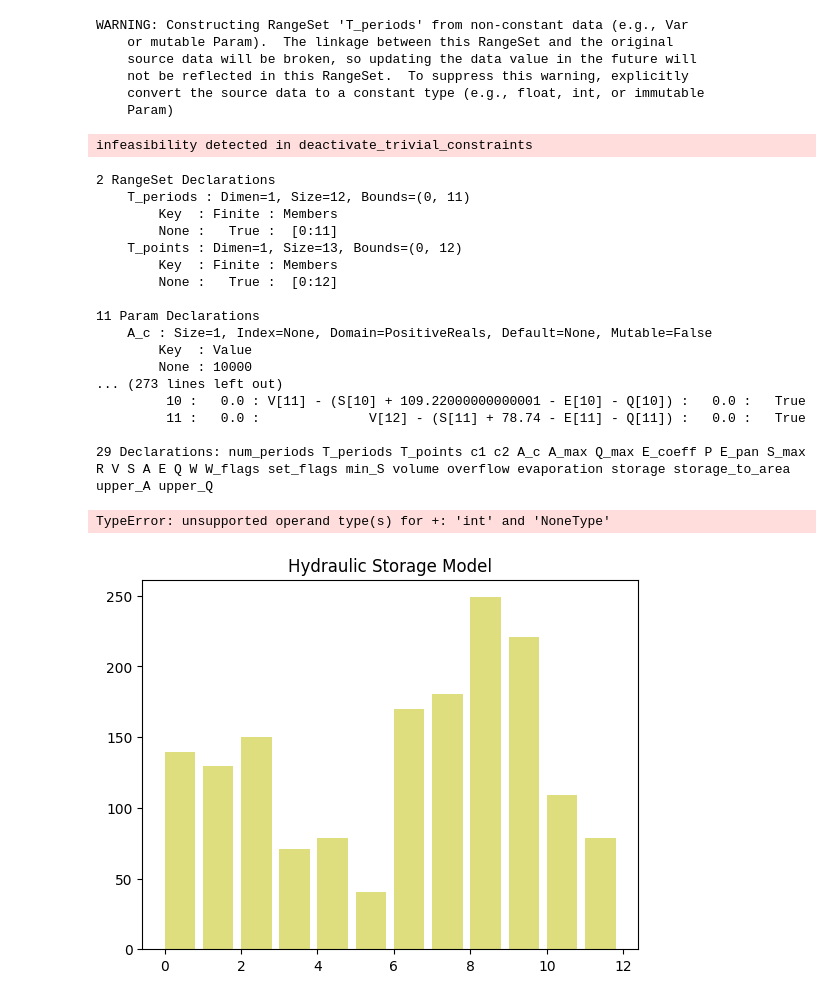
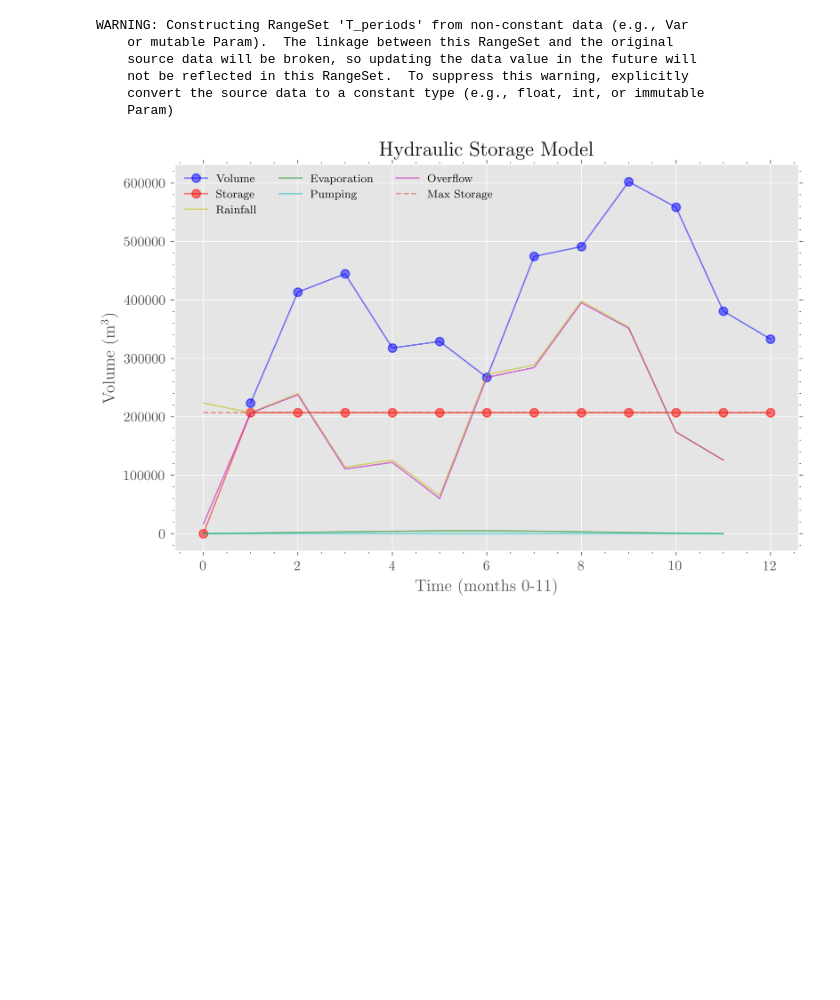
Before and after one commit to quinnouyang/Bodaway-Gap-Research, a Jupyter notebook: Water Optimization/dynamics_model/hydraulic_storage.ipynb, the cells around one changed output. Drawn from its saved outputs; the diff is of its cells as text; code cells hidden in the pictures; blank space fills up the shorter version.

Commit message:
Fix water model

```diff
--- a/Water Optimization/dynamics_model/hydraulic_storage.ipynb
+++ b/Water Optimization/dynamics_model/hydraulic_storage.ipynb
@@ -138,5 +160,5 @@ model.upper_Q = Constraint(
 # %%
-def plot_model(instance: AbstractModel) -> None:
+def plot_model(instance: AbstractModel, debug=False) -> None:
     res_volume = [instance.V[i].value for i in instance.T_points]
     res_storage = [instance.S[i].value for i in instance.T_points]
     res_rainfall = [instance.R[i] for i in instance.T_periods]
@@ -144,39 +166,47 @@ def plot_model(instance: AbstractModel) -> None:
     res_pumping = [instance.Q[i].value for i in instance.T_periods]
     res_overflow = [instance.W[i].value for i in instance.T_periods]
 
+    if debug:
+        print("Volume:", res_volume)
+        print("Storage:", res_storage)
+        print("Rainfall:", res_rainfall)
+        print("Evaporation:", res_evaporation)
+        print("Pumping:", res_pumping)
+        print("Overflow:", res_overflow)
+        # print("Flag", [instance.W_flags[i].value for i in instance.T_periods])
+
+    plt.rcParams["figure.figsize"] = [8, 5]
     plt.title("Hydraulic Storage Model")
-    plt.plot(res_volume, "-bo", alpha=0.5, label="Volume")
-    plt.plot(res_storage, "-ro", alpha=0.5, label="Storage")
-    plt.bar(
+    plt.plot(
+        res_volume, "-bo", alpha=0.5, label="Volume"
+    )  # Could omit last/12-th point (res_volume[:-1])
+    plt.plot(res_storage, "-ro", alpha=0.5, label="Storage")  # sim.
+    plt.plot(
         list(range(len(res_rainfall))),
         res_rainfall,
         color="y",
         alpha=0.5,
         label="Rainfall",
-        align="edge",
     )
-    plt.bar(
+    plt.plot(
         list(range(len(res_evaporation))),
         res_evaporation,
         color="g",
         alpha=0.5,
-        align="edge",
         label="Evaporation",
     )
-    plt.bar(
+    plt.plot(
         list(range(len(res_pumping))),
         res_pumping,
         color="c",
         alpha=0.5,
-        align="edge",
         label="Pumping",
     )
-    plt.bar(
+    plt.plot(
         list(range(len(res_overflow))),
         res_overflow,
         color="m",
         alpha=0.5,
-        align="edge",
         label="Overflow",
     )
     plt.hlines(
@@ -187,8 +217,9 @@ def plot_model(instance: AbstractModel) -> None:
         linestyles="dashed",
         label="Max Storage",
     )
+
     plt.xlabel("Time (months 0-11)")
-    plt.ylabel("Volume (m^3)")
+    plt.ylabel("Volume (m$^3$)")
     plt.legend(prop={"size": 8}, ncol=3)
     plt.show()
 # %%
@@ -249,49 +270,29 @@ MAX_SURFACE_AREA = 100  # 482970.15  # (m^2)
 # %%
 # ALL AREAL AND VOLUMETRIC PARAMETERS ARE IN METERS (M), TEMPORAL UNIT IS MONTHS
-
 data = {
     None: {
         "num_periods": {None: 12},
         "c1": {None: C1},
         "c2": {None: C2},
         "A_c": {None: CATCHMENT_AREA},
-        "A_max": {None: 3 * MAX_SURFACE_AREA},
+        "A_max": {None: MAX_SURFACE_AREA},
         "Q_max": {None: 0},
         "P": dict(enumerate(PRECIP_RATE)),
-        "E_pan": dict(enumerate([0] * 12)),
-        "E_coeff": {None: 1},
+        "E_pan": dict(enumerate(PAN_EVAP_RATE)),
+        "E_coeff": {None: 0.7},
     }
 }
 
 instance = model.create_instance(data)
 results = solver.solve(instance)
 
-instance.pprint()
+# instance.pprint()
 plot_model(instance)
 # %% [output]
 WARNING: Constructing RangeSet 'T_periods' from non-constant data (e.g., Var
     or mutable Param).  The linkage between this RangeSet and the original
     source data will be broken, so updating the data value in the future will
     not be reflected in this RangeSet.  To suppress this warning, explicitly
     convert the source data to a constant type (e.g., float, int, or immutable
     Param)
-infeasibility detected in deactivate_trivial_constraints
-2 RangeSet Declarations
-    T_periods : Dimen=1, Size=12, Bounds=(0, 11)
-        Key  : Finite : Members
-        None :   True :  [0:11]
-    T_points : Dimen=1, Size=13, Bounds=(0, 12)
-        Key  : Finite : Members
-        None :   True :  [0:12]
-
-11 Param Declarations
-    A_c : Size=1, Index=None, Domain=PositiveReals, Default=None, Mutable=False
-        Key  : Value
-        None : 10000
-... (273 lines left out)
-         10 :   0.0 : V[11] - (S[10] + 109.22000000000001 - E[10] - Q[10]) :   0.0 :   True
-         11 :   0.0 :              V[12] - (S[11] + 78.74 - E[11] - Q[11]) :   0.0 :   True
-
-29 Declarations: num_periods T_periods T_points c1 c2 A_c A_max Q_max E_coeff P E_pan S_max R V S A E Q W W_flags set_flags min_S volume overflow evaporation storage storage_to_area upper_A upper_Q
-TypeError: unsupported operand type(s) for +: 'int' and 'NoneType'
-[figure, old version]
+[figure, new version]
```
Also changed, not shown: parts of 5 cells of this notebook.
